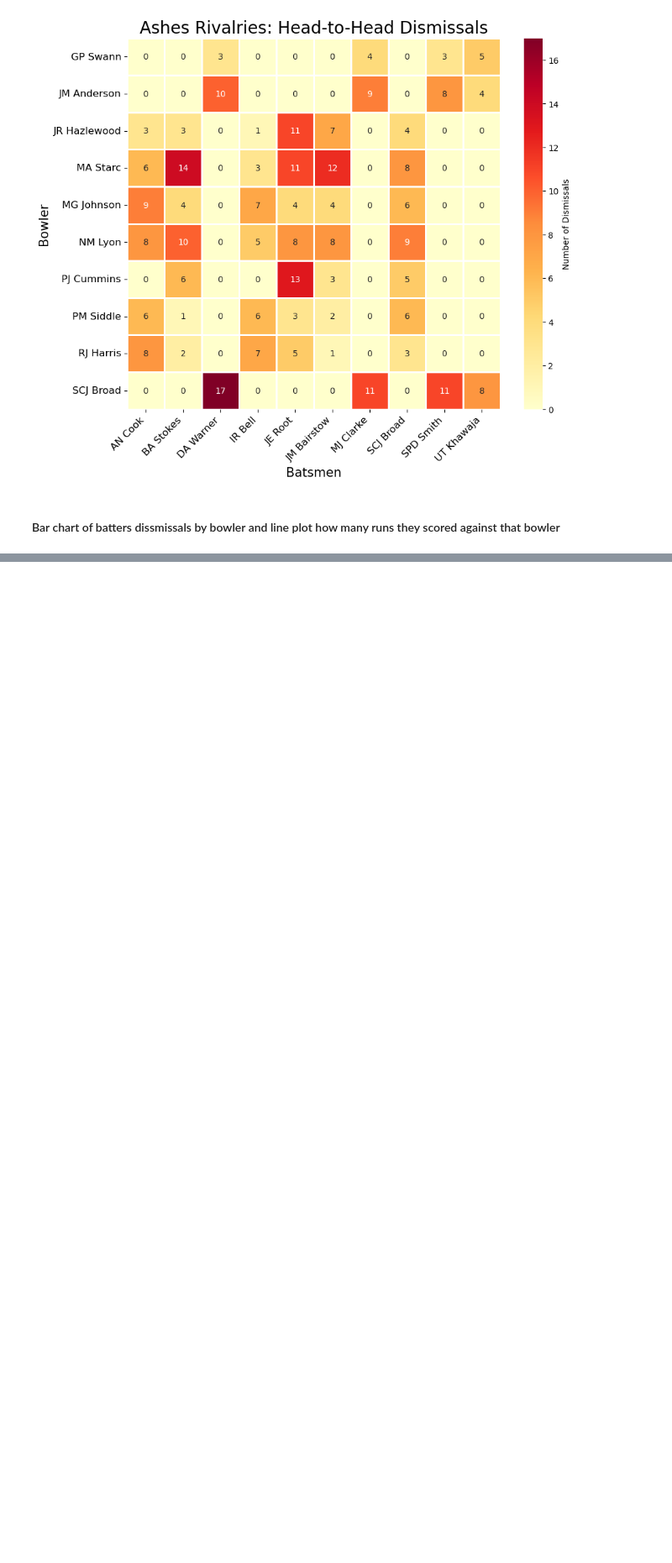
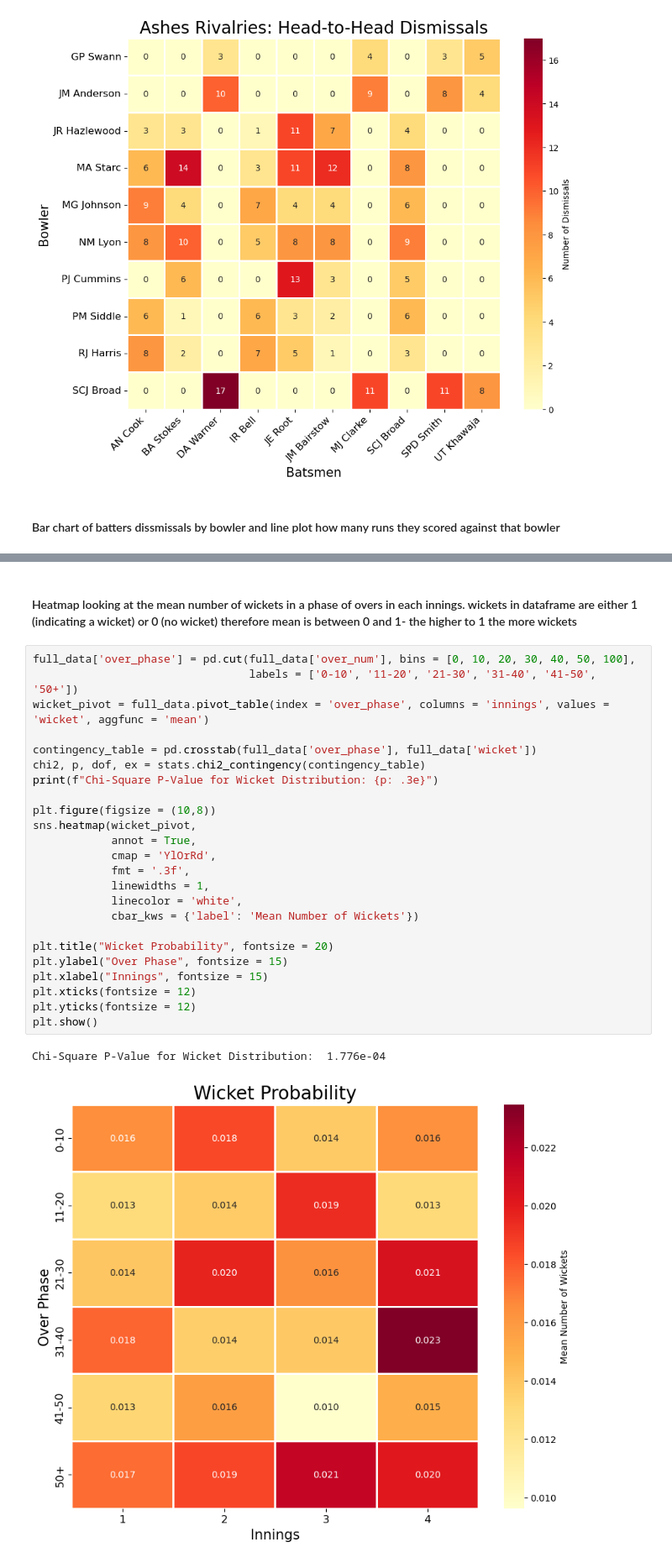
Before and after one commit to zoeh6176-sketch/Programming-Assessment, a Jupyter notebook: Untitled.ipynb, the cells around one changed output, grey strips where cells are left out. Shown at 84% size. Saved outputs shown, nothing was run; the diff lists cells and outputs as text; blank space fills up the shorter version.

```diff
--- a/Untitled.ipynb
+++ b/Untitled.ipynb
@@ -664,0 +695,29 @@ ax2.grid(False)
+# %% [markdown]
+#### Heatmap looking at the mean number of wickets in a phase of overs in each innings. wickets in dataframe are either 1 (indicating a wicket) or 0 (no wicket) therefore mean is between 0 and 1- the higher to 1 the more wickets
+# %%
+full_data['over_phase'] = pd.cut(full_data['over_num'], bins = [0, 10, 20, 30, 40, 50, 100],
+                                 labels = ['0-10', '11-20', '21-30', '31-40', '41-50', '50+'])
+wicket_pivot = full_data.pivot_table(index = 'over_phase', columns = 'innings', values = 'wicket', aggfunc = 'mean')
+
+contingency_table = pd.crosstab(full_data['over_phase'], full_data['wicket'])
+chi2, p, dof, ex = stats.chi2_contingency(contingency_table)
+print(f"Chi-Square P-Value for Wicket Distribution: {p: .3e}")
+
+plt.figure(figsize = (10,8))
+sns.heatmap(wicket_pivot,
+            annot = True,
+            cmap = 'YlOrRd',
+            fmt = '.3f',
+            linewidths = 1,
+            linecolor = 'white',
+            cbar_kws = {'label': 'Mean Number of Wickets'})
+
+plt.title("Wicket Probability", fontsize = 20)
+plt.ylabel("Over Phase", fontsize = 15)
+plt.xlabel("Innings", fontsize = 15)
+plt.xticks(fontsize = 12)
+plt.yticks(fontsize = 12)
+plt.show()
+# %% [output]
+Chi-Square P-Value for Wicket Distribution:  1.776e-04
+[figure, added]
```
Also changed, not shown: parts of 4 cells of this notebook.
